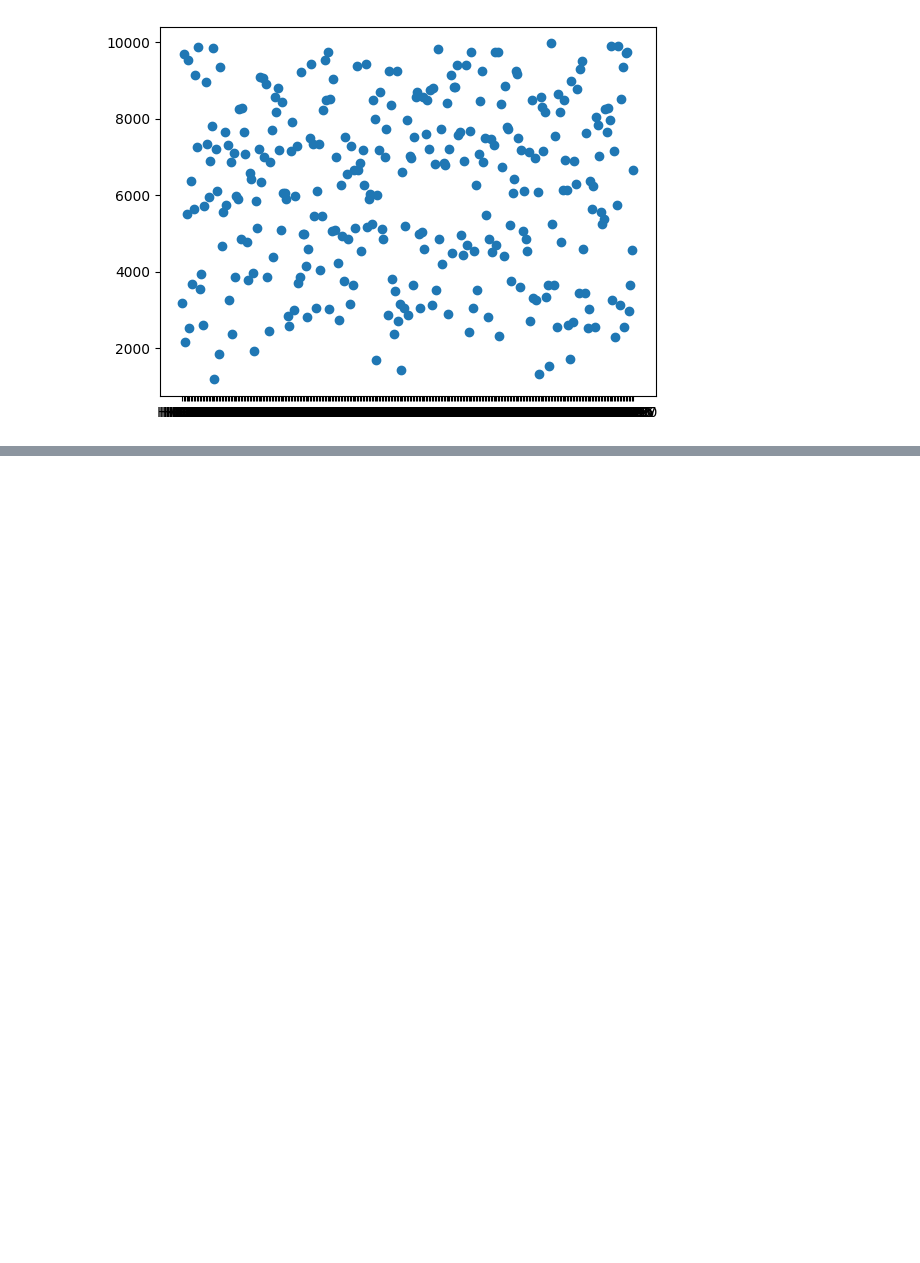
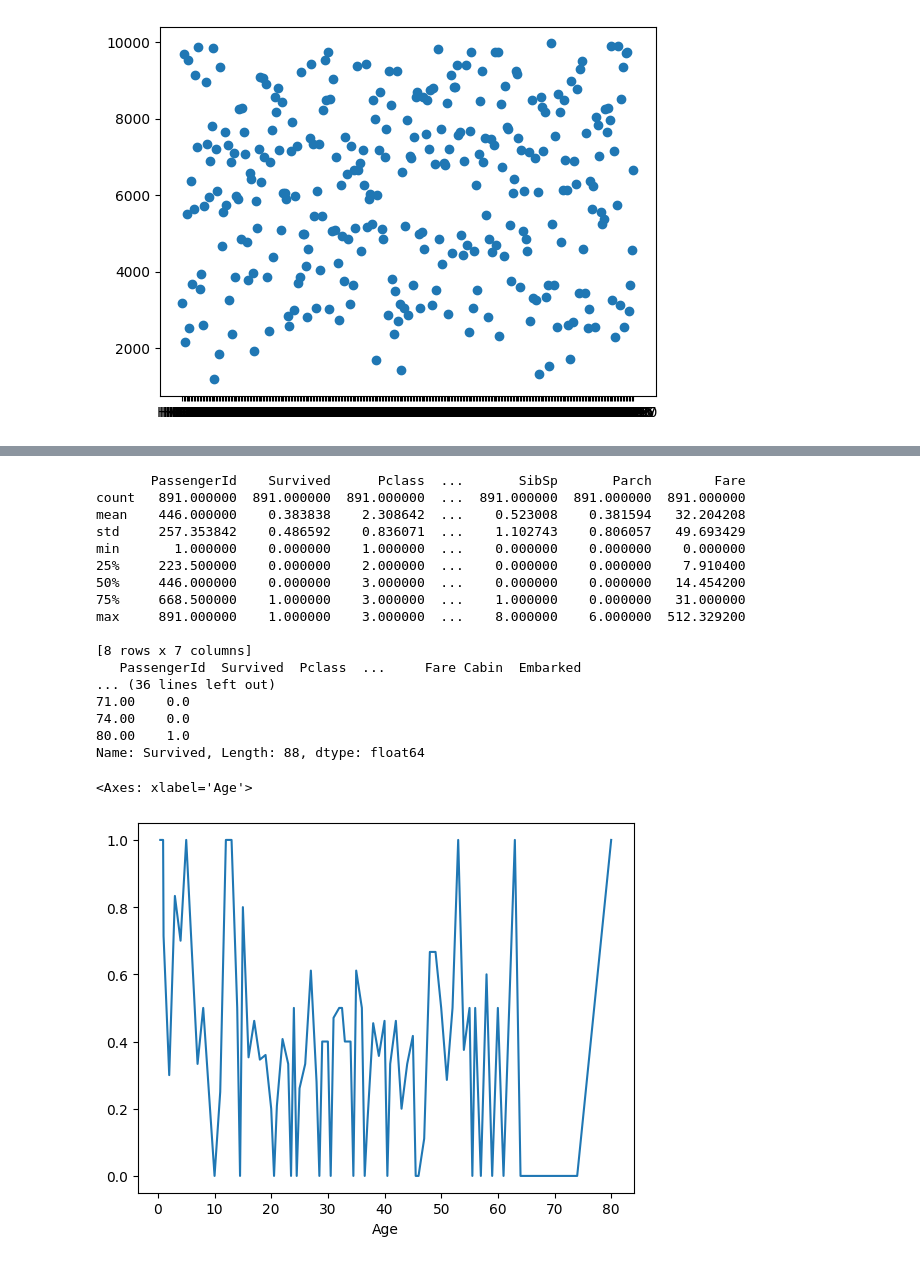
Before and after one commit to kamallearner123/APTPYAUG2025, a Jupyter notebook: JupyterNotebooks/Chapter 7 - Data Manipulation with NumPy and Pandas/Practice - Data Manipulation.ipynb, the cells around one changed output, grey strips where cells are left out. Cells and saved outputs as stored; diff of their text form; code cells hidden in the pictures; blank space fills up the shorter version.

```diff
--- a/JupyterNotebooks/Chapter 7 - Data Manipulation with NumPy and Pandas/Practice - Data Manipulation.ipynb
+++ b/JupyterNotebooks/Chapter 7 - Data Manipulation with NumPy and Pandas/Practice - Data Manipulation.ipynb
@@ -80,0 +163,32 @@ df_2_bed_rooms.to_excel("~/Downloads/result.xlsx")
+# %%
+# Reaing dataset titanic
+import pandas as pd
+df = pd.read_csv("~/Downloads/titanic2.csv")
+print(df.describe())
+print(df.head())
+print(df.info())
+
+age_data = df.groupby(["Age"])["Survived"].mean()
+# How to include step size??
+print(age_data)
+age_data.plot()
+# %% [output]
+       PassengerId    Survived      Pclass  ...       SibSp       Parch        Fare
+count   891.000000  891.000000  891.000000  ...  891.000000  891.000000  891.000000
+mean    446.000000    0.383838    2.308642  ...    0.523008    0.381594   32.204208
+std     257.353842    0.486592    0.836071  ...    1.102743    0.806057   49.693429
+min       1.000000    0.000000    1.000000  ...    0.000000    0.000000    0.000000
+25%     223.500000    0.000000    2.000000  ...    0.000000    0.000000    7.910400
+50%     446.000000    0.000000    3.000000  ...    0.000000    0.000000   14.454200
+75%     668.500000    1.000000    3.000000  ...    1.000000    0.000000   31.000000
+max     891.000000    1.000000    3.000000  ...    8.000000    6.000000  512.329200
+
+[8 rows x 7 columns]
+   PassengerId  Survived  Pclass  ...     Fare Cabin  Embarked
+... (36 lines left out)
+71.00    0.0
+74.00    0.0
+80.00    1.0
+Name: Survived, Length: 88, dtype: float64
+<Axes: xlabel='Age'>
+[figure, added]
```
Also changed, not shown: parts of 7 cells of this notebook.
